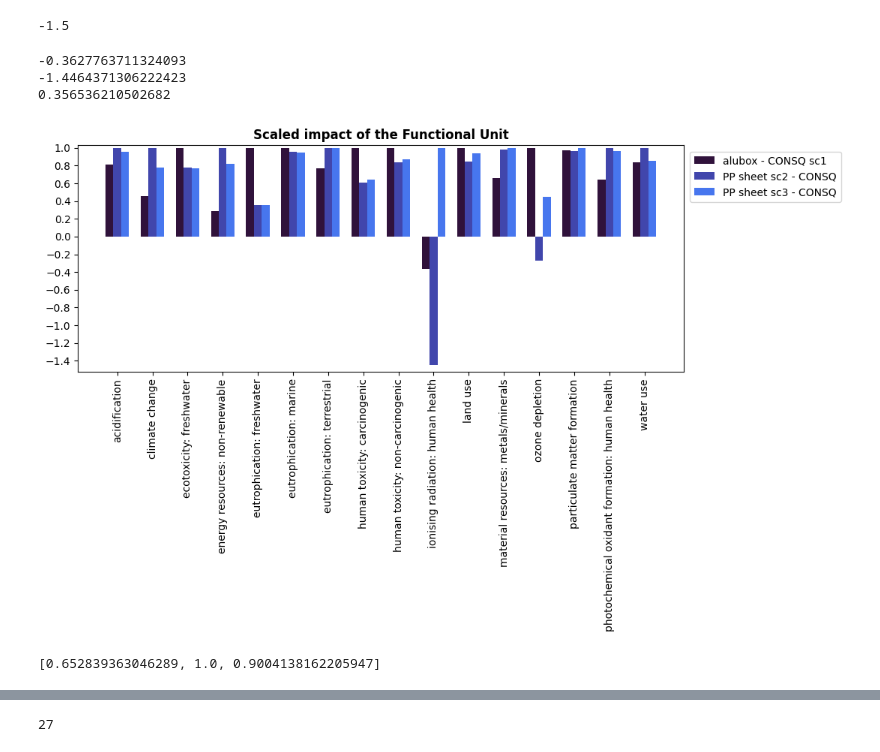
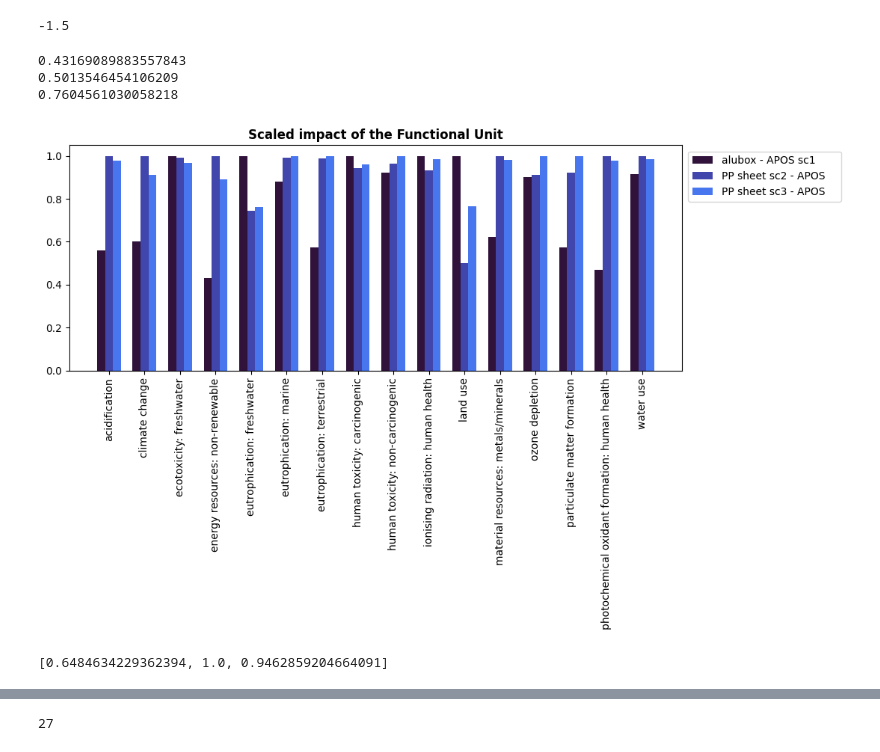
Before and after one commit to RuneWF/Single-use-vs-multi-use-in-health-care, a Jupyter notebook: Brighway/Ofir.ipynb, the cells around one changed output, grey strips where cells are left out. Drawn from its saved outputs; the diff is of its cells as text; code cells hidden in the pictures.

```diff
--- a/Brighway/Ofir.ipynb
+++ b/Brighway/Ofir.ipynb
@@ -40,8 +40,8 @@ Folder name Results created
 # %%
 save_dir = results_folder('Results')
 
-file_name = r'Results\Ananas - CONSQ.xlsx'
-file_cont_name = r'Results\Ananas contribution - CONSQ.xlsx'
+file_name = r'Results\Ananas - APOS.xlsx'
+file_cont_name = r'Results\Ananas contribution - APOS.xlsx'
 sheet_name = 'Ananas'
 
 path = r'C:\Users\ruw\Desktop\RA\Single-use-vs-multi-use-in-health-care\Brighway'
@@ -50,8 +50,8 @@ path = r'C:\Users\ruw\Desktop\RA\Single-use-vs-multi-use-in-health-care\Brighway
 database_project = "RA - Ofir & Stine 1"
 database_name = "Ananas consq"
 
-flows = ['alubox - CONSQ', 'PP sheet sc2 - CONSQ', 'PP sheet sc3 - CONSQ']
-flow_legend = ['alubox - CONSQ sc1', 'PP sheet sc2 - CONSQ', 'PP sheet sc3 - CONSQ']
+flows = ['alubox - APOS', 'PP sheet sc2 - APOS', 'PP sheet sc3 - APOS']
+flow_legend = ['alubox - APOS sc1', 'PP sheet sc2 - APOS', 'PP sheet sc3 - APOS']
 # %% [output]
 Folder name Results created
 # %%
@@ -170,9 +186,9 @@ for df_size in range(len(df_GWP)):
             gwp = df_GWP[key][df_size][lst_size][1]
 
             #print(gwp,x)
-            if '- CONSQ' in x:
+            if '- APOS' in x:
                 #print(key)
-                x = x.replace(f' - CONSQ', '')
+                x = x.replace(f' - APOS', '')
             if 'alubox' in x:
                 x = x.replace('alubox ', '')
                 if 'raw' in x and 'avoid' not in x.lower():
@@ -301,46 +310,46 @@ round_down(-1.43)
 # %%
 # Plotting
 fig, ax = plt.subplots(figsize=(9,7))
 
 num_processes = len(df_scaled)
 bar_width = 1/(len(index_list) + 1.5)
 index = np.arange(len(columns_to_plot))
 
 # Plotting each group of bars
 min_val = 0
 for i, process in enumerate(df_scaled.index):
     values = df_scaled.loc[process, columns_to_plot].values
     ax.bar((index + i * bar_width), values, bar_width, label=process, color=colors[i])
     print(min(values))
     if min_val > min(values):
         min_val = min(values)
 
 
 # Setting labels and title
 ax.set_title('Scaled impact of the Functional Unit',weight='bold')
 ax.set_xticks(index + bar_width )
 ax.set_xticklabels(plot_x_axis)
 plt.xticks(rotation=90)
-plt.yticks(np.arange(-1.6, 1.01, step=0.2))
-plt.ylim(-1.52,1.03)
+# plt.yticks(np.arange(-1.6, 1.01, step=0.2))
+# plt.ylim(-1.52,1.03)
 
 ax.legend(flow_legend,bbox_to_anchor=(1.01, .75, .25, 0), loc="lower left",
             mode="expand", borderaxespad=0,  ncol=1)
 plt.tight_layout()
 # plt.savefig(os.path.join(save_dir, img_res), bbox_inches='tight')
 plt.show()
 # %% [output]
--0.3627763711324093
--1.4464371306222423
-0.356536210502682
+0.43169089883557843
+0.5013546454106209
+0.7604561030058218
-[figure, old version]
+[figure, new version]
 # %%
 directory = 'C:\\Users\\ruw\\Desktop\\RA\\'
 lst_scaled = lc.LCIA_normalization(directory, df_tot)
 # %%
 lst_scaled
 # %% [output]
-[0.652839363046289, 1.0, 0.9004138162205947]
+[0.6484634229362394, 1.0, 0.9462859204664091]
 # %%
 # Plotting
 fig, ax = plt.subplots(figsize=(9,7))
```
Also changed, not shown: parts of 14 cells of this notebook, 5 other files.
